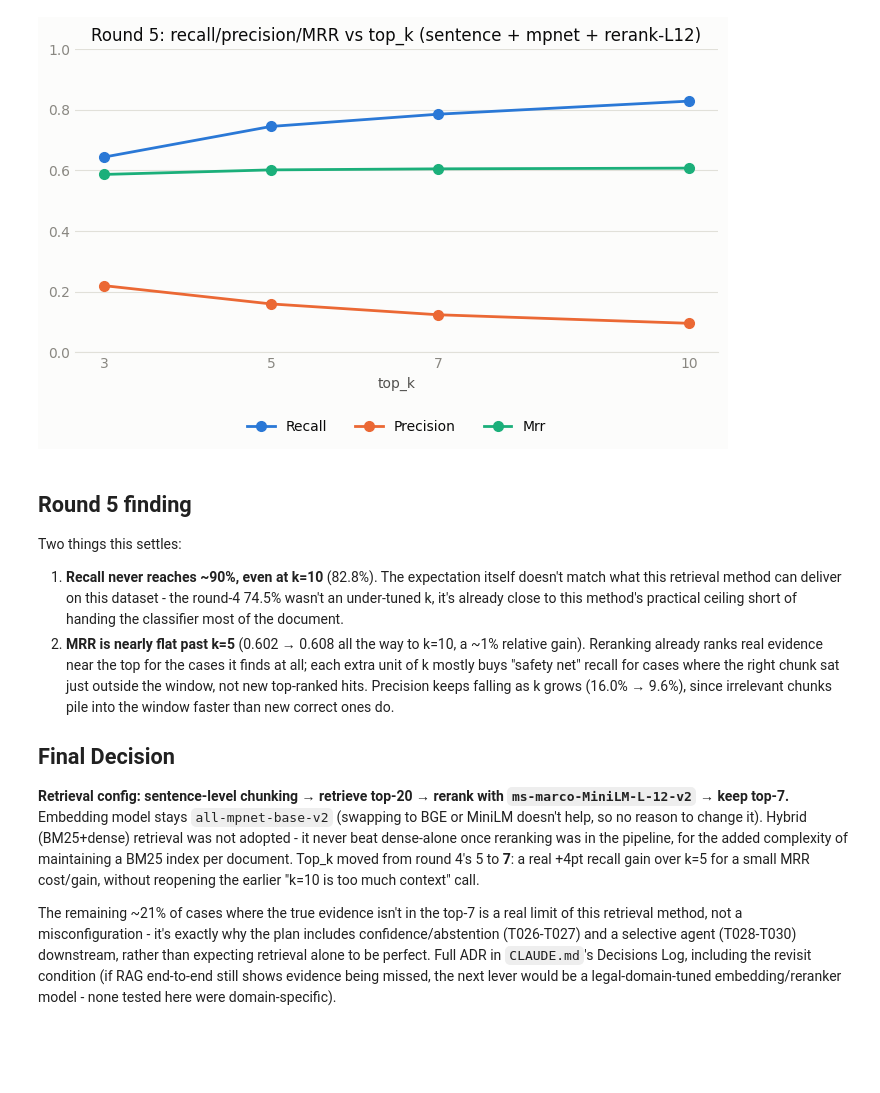
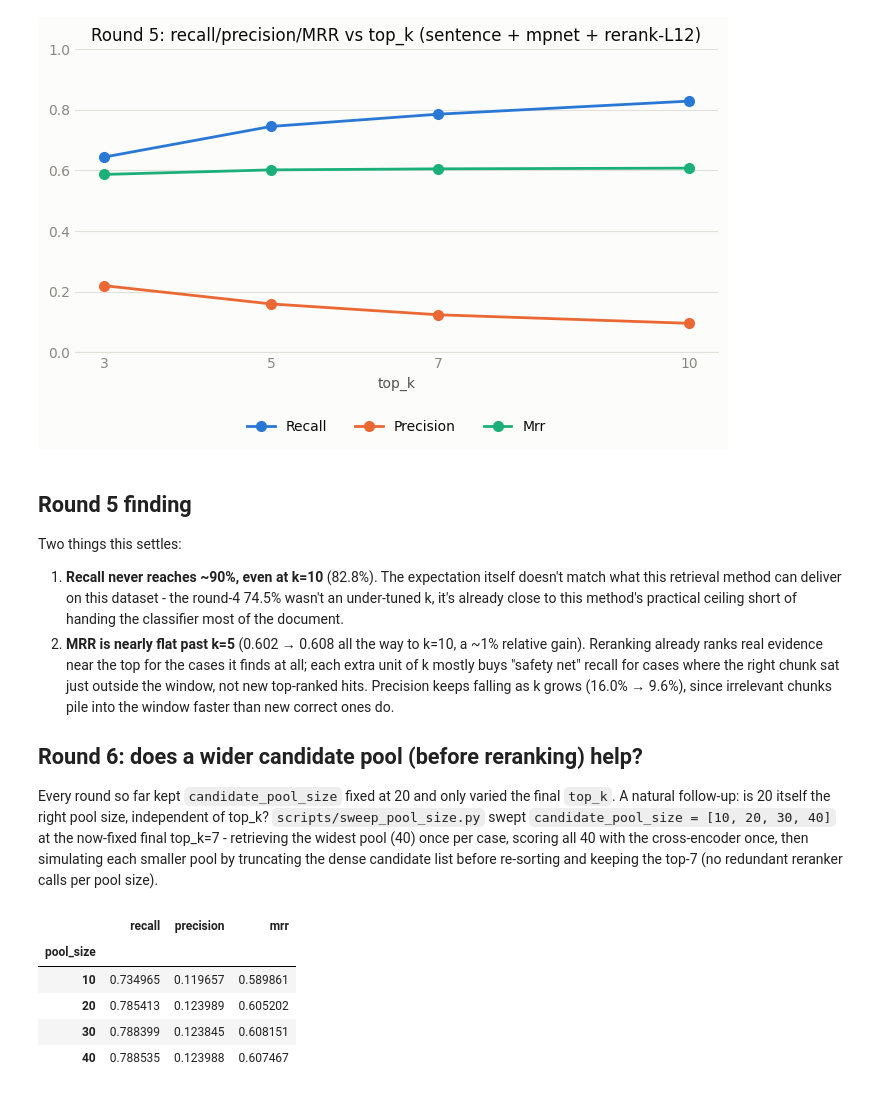
Before and after one commit to AsmithaUbaid/ndatrace, a Jupyter notebook: notebooks/04_retrieval_experiments.ipynb, the cells around one changed output. Drawn from its saved outputs; the diff is of its cells as text; code cells hidden in the pictures; blank space fills up the shorter version.

```diff
--- a/notebooks/04_retrieval_experiments.ipynb
+++ b/notebooks/04_retrieval_experiments.ipynb
@@ -180,8 +180,17 @@ Two things this settles:
 1. **Recall never reaches ~90%, even at k=10** (82.8%). The expectation itself doesn't match what this retrieval method can deliver on this dataset - the round-4 74.5% wasn't an under-tuned k, it's already close to this method's practical ceiling short of handing the classifier most of the document.
 2. **MRR is nearly flat past k=5** (0.602 → 0.608 all the way to k=10, a ~1% relative gain). Reranking already ranks real evidence near the top for the cases it finds at all; each extra unit of k mostly buys "safety net" recall for cases where the right chunk sat just outside the window, not new top-ranked hits. Precision keeps falling as k grows (16.0% → 9.6%), since irrelevant chunks pile into the window faster than new correct ones do.
 
-## Final Decision
+## Round 6: does a wider candidate pool (before reranking) help?
 
-**Retrieval config: sentence-level chunking → retrieve top-20 → rerank with `ms-marco-MiniLM-L-12-v2` → keep top-7.** Embedding model stays `all-mpnet-base-v2` (swapping to BGE or MiniLM doesn't help, so no reason to change it). Hybrid (BM25+dense) retrieval was not adopted - it never beat dense-alone once reranking was in the pipeline, for the added complexity of maintaining a BM25 index per document. Top_k moved from round 4's 5 to **7**: a real +4pt recall gain over k=5 for a small MRR cost/gain, without reopening the earlier "k=10 is too much context" call.
-
-The remaining ~21% of cases where the true evidence isn't in the top-7 is a real limit of this retrieval method, not a misconfiguration - it's exactly why the plan includes confidence/abstention (T026-T027) and a selective agent (T028-T030) downstream, rather than expecting retrieval alone to be perfect. Full ADR in `CLAUDE.md`'s Decisions Log, including the revisit condition (if RAG end-to-end still shows evidence being missed, the next lever would be a legal-domain-tuned embedding/reranker model - none tested here were domain-specific).
+Every round so far kept `candidate_pool_size` fixed at 20 and only varied the final `top_k`. A natural follow-up: is 20 itself the right pool size, independent of top_k? `scripts/sweep_pool_size.py` swept `candidate_pool_size = [10, 20, 30, 40]` at the now-fixed final top_k=7 - retrieving the widest pool (40) once per case, scoring all 40 with the cross-encoder once, then simulating each smaller pool by truncating the dense candidate list before re-sorting and keeping the top-7 (no redundant reranker calls per pool size).
+# %%
+pool_sweep = json.loads(Path("data/pool_size_sweep.json").read_text())
+df6 = pd.DataFrame(pool_sweep).set_index("pool_size")
+df6
+# %% [output]
+|  | recall | precision | mrr |
+| pool_size |  |  |  |
+| 10 | 0.734965 | 0.119657 | 0.589861 |
+| 20 | 0.785413 | 0.123989 | 0.605202 |
+| 30 | 0.788399 | 0.123845 | 0.608151 |
+| 40 | 0.788535 | 0.123988 | 0.607467 |
```
Also changed, not shown: parts of 2 cells of this notebook, 4 other files.
